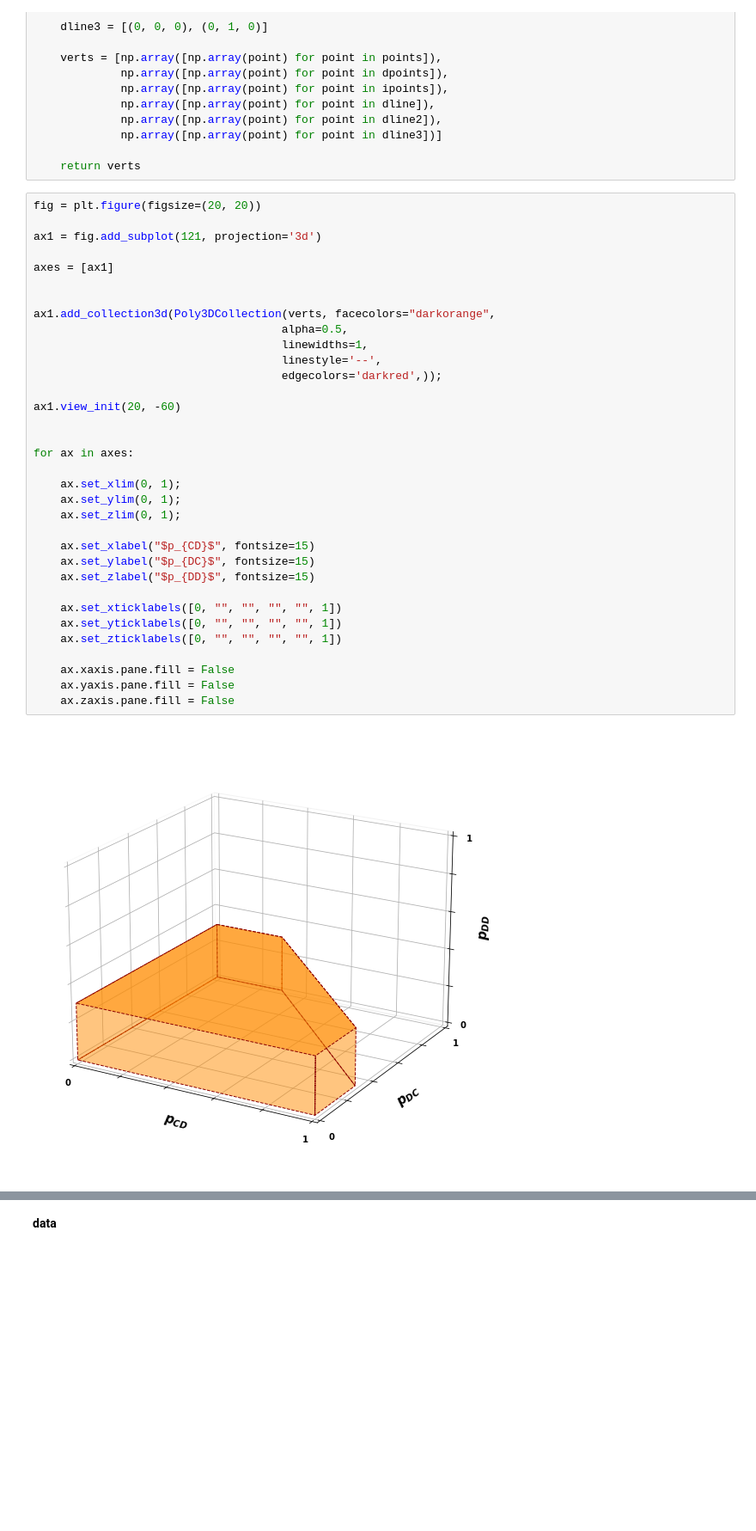
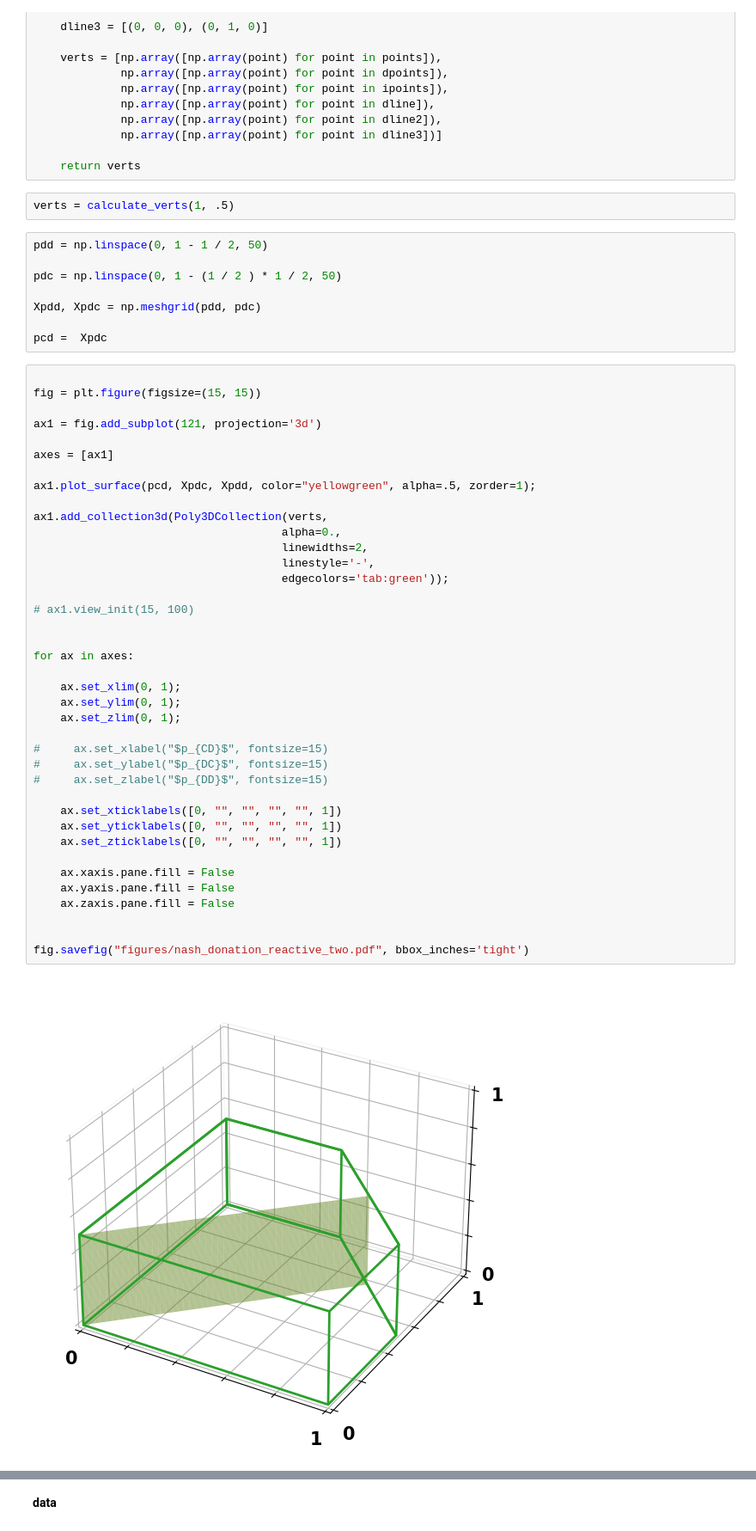
Before and after one commit to Nikoleta-v3/conditional-cooperation-with-longer-memory, a Jupyter notebook: notebooks/Plotting for manuscript.ipynb, the cells around one changed output, grey strips where cells are left out. Shown at 86% size. Saved outputs shown, nothing was run; the diff lists cells and outputs as text; blank space fills up the shorter version.

```diff
--- a/notebooks/Plotting for manuscript.ipynb
+++ b/notebooks/Plotting for manuscript.ipynb
@@ -69,39 +69,54 @@ def calculate_verts(b, c):
              np.array([np.array(point) for point in dline3])]
 
     return verts
+# %%
+verts = calculate_verts(1, .5)
+# %%
+pdd = np.linspace(0, 1 - 1 / 2, 50)
+
+pdc = np.linspace(0, 1 - (1 / 2 ) * 1 / 2, 50)
+
+Xpdd, Xpdc = np.meshgrid(pdd, pdc)
+
+pcd =  Xpdc
 # %%
-fig = plt.figure(figsize=(20, 20))
+
+fig = plt.figure(figsize=(15, 15))
 
 ax1 = fig.add_subplot(121, projection='3d')
 
 axes = [ax1]
 
+ax1.plot_surface(pcd, Xpdc, Xpdd, color="yellowgreen", alpha=.5, zorder=1);
 
-ax1.add_collection3d(Poly3DCollection(verts, facecolors="darkorange",
-                                     alpha=0.5,
-                                     linewidths=1,
-                                     linestyle='--',
-                                     edgecolors='darkred',));
+ax1.add_collection3d(Poly3DCollection(verts,
+                                     alpha=0.,
+                                     linewidths=2,
+                                     linestyle='-',
+                                     edgecolors='tab:green'));
 
-ax1.view_init(20, -60)
+# ax1.view_init(15, 100)
 
 
 for ax in axes:
 
     ax.set_xlim(0, 1);
     ax.set_ylim(0, 1);
     ax.set_zlim(0, 1);
 
-    ax.set_xlabel("$p_{CD}$", fontsize=15)
-    ax.set_ylabel("$p_{DC}$", fontsize=15)
-    ax.set_zlabel("$p_{DD}$", fontsize=15)
+#     ax.set_xlabel("$p_{CD}$", fontsize=15)
+#     ax.set_ylabel("$p_{DC}$", fontsize=15)
+#     ax.set_zlabel("$p_{DD}$", fontsize=15)
 
     ax.set_xticklabels([0, "", "", "", "", 1])
     ax.set_yticklabels([0, "", "", "", "", 1])
     ax.set_zticklabels([0, "", "", "", "", 1])
 
     ax.xaxis.pane.fill = False
     ax.yaxis.pane.fill = False
     ax.zaxis.pane.fill = False
+
+
+fig.savefig("figures/nash_donation_reactive_two.pdf", bbox_inches='tight')
 # %% [output]
-[figure, old version]
+[figure, new version]
```
Also changed, not shown: parts of 19 cells of this notebook, 20 other files.
